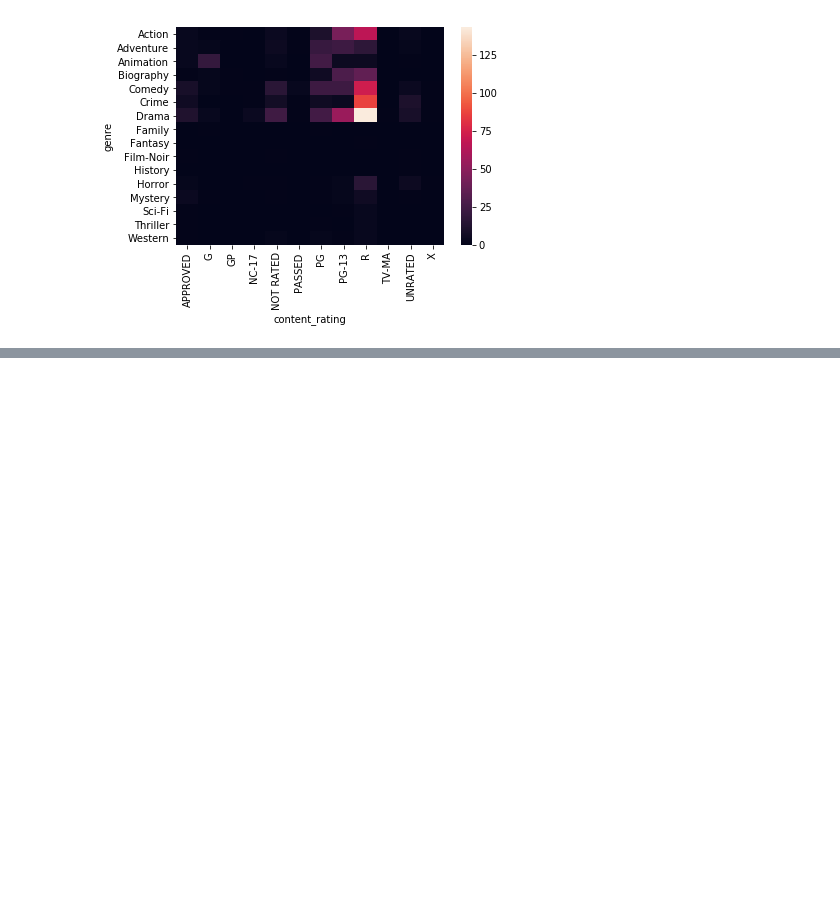
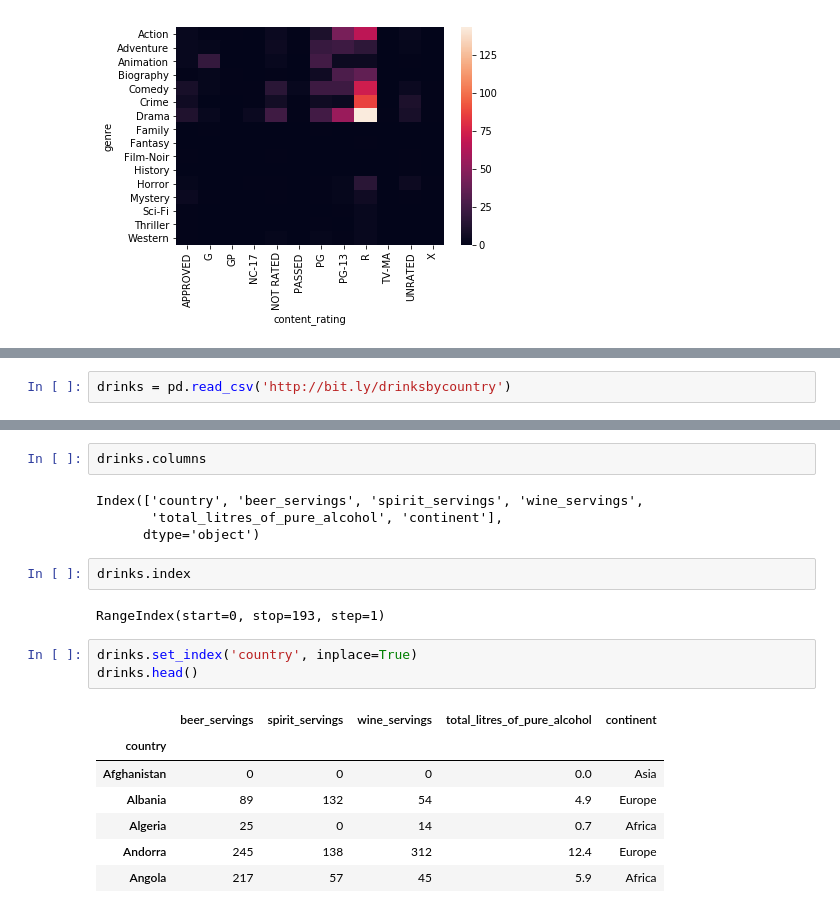
Before and after one commit to katamit/Data-Science, a Jupyter notebook: Pandas_notebooks/Pandas_Tut_data_school.ipynb, the cells around one changed output, grey strips where cells are left out. Drawn from its saved outputs; the diff is of its cells as text; blank space fills up the shorter version.

```diff
--- a/Pandas_notebooks/Pandas_Tut_data_school.ipynb
+++ b/Pandas_notebooks/Pandas_Tut_data_school.ipynb
@@ -397,0 +456,2 @@ bb
+# %%
+drinks = pd.read_csv('http://bit.ly/drinksbycountry')
@@ -397,0 +467,21 @@ bb
+# %%
+drinks.columns
+# %% [output]
+Index(['country', 'beer_servings', 'spirit_servings', 'wine_servings',
+       'total_litres_of_pure_alcohol', 'continent'],
+      dtype='object')
+# %%
+drinks.index
+# %% [output]
+RangeIndex(start=0, stop=193, step=1)
+# %%
+drinks.set_index('country', inplace=True)
+drinks.head()
+# %% [output]
+|  | beer_servings | spirit_servings | wine_servings | total_litres_of_pure_alcohol | continent |
+| country |  |  |  |  |  |
+| Afghanistan | 0 | 0 | 0 | 0.0 | Asia |
+| Albania | 89 | 132 | 54 | 4.9 | Europe |
+| Algeria | 25 | 0 | 14 | 0.7 | Africa |
+| Andorra | 245 | 138 | 312 | 12.4 | Europe |
+| Angola | 217 | 57 | 45 | 5.9 | Africa |
```
Also changed, not shown: parts of 42 cells of this notebook, 8 other files.
